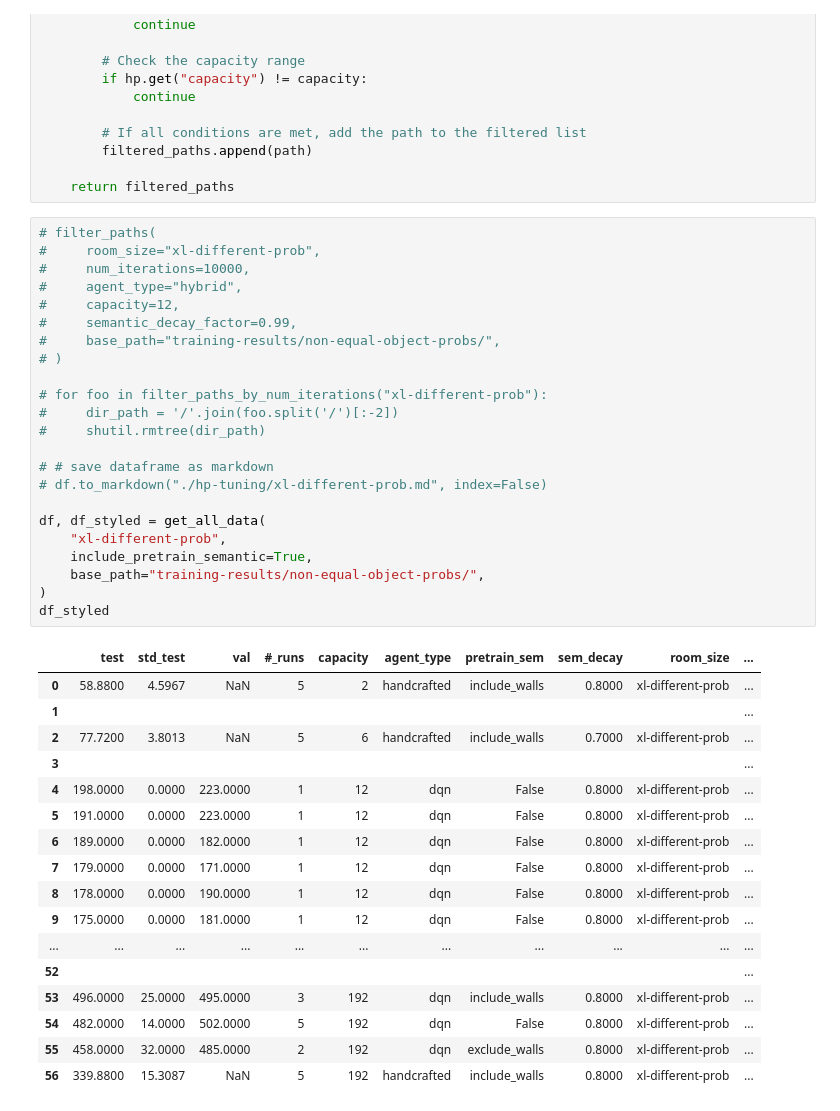
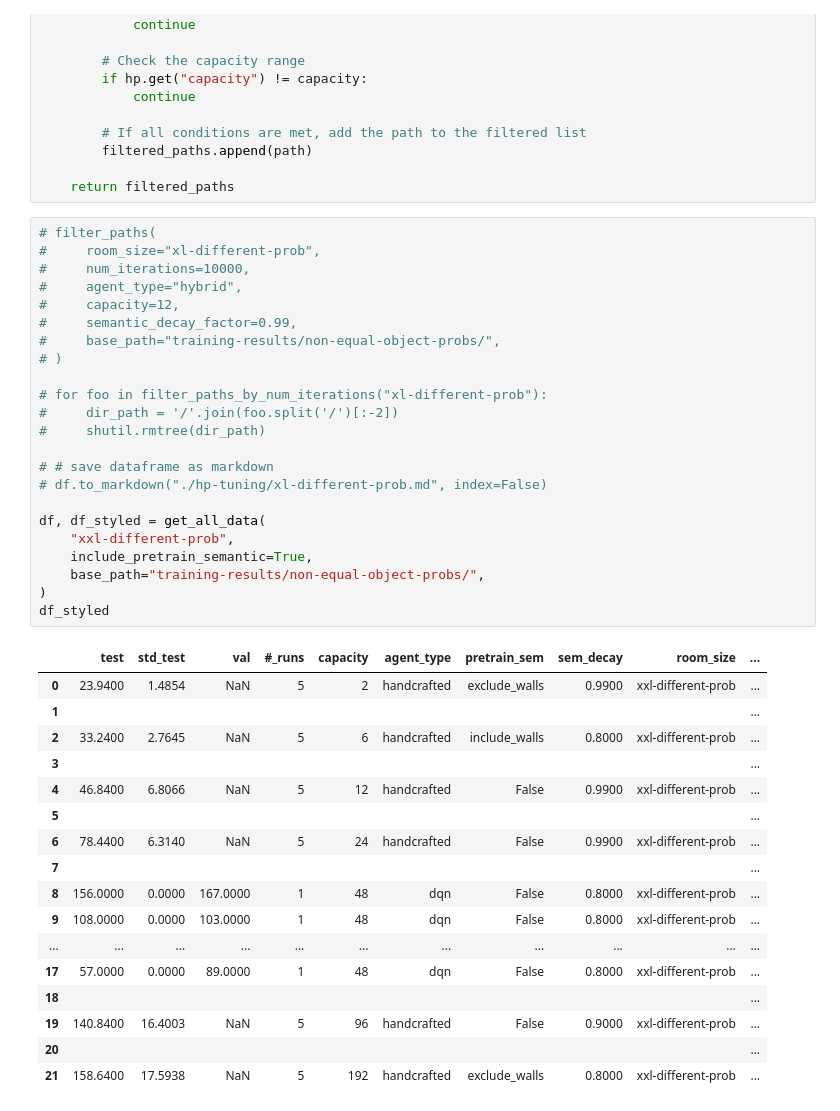
Before and after one commit to humemai/agent-room-env-v2-qa, a Jupyter notebook: compare-results-dqn.ipynb, the cells around one changed output. Saved outputs shown, nothing was run; the diff lists cells and outputs as text.

```diff
--- a/compare-results-dqn.ipynb
+++ b/compare-results-dqn.ipynb
@@ -366,41 +366,41 @@ def filter_paths(
 # %%
 # filter_paths(
 #     room_size="xl-different-prob",
 #     num_iterations=10000,
 #     agent_type="hybrid",
 #     capacity=12,
 #     semantic_decay_factor=0.99,
 #     base_path="training-results/non-equal-object-probs/",
 # )
 
 # for foo in filter_paths_by_num_iterations("xl-different-prob"):
 #     dir_path = '/'.join(foo.split('/')[:-2])
 #     shutil.rmtree(dir_path)
 
 # # save dataframe as markdown
 # df.to_markdown("./hp-tuning/xl-different-prob.md", index=False)
 
 df, df_styled = get_all_data(
-    "xl-different-prob",
+    "xxl-different-prob",
     include_pretrain_semantic=True,
     base_path="training-results/non-equal-object-probs/",
 )
 df_styled
 # %% [output]
 |  | test | std_test | val | #_runs | capacity | agent_type | pretrain_sem | sem_decay | room_size | ... |
-| 0 | 58.8800 | 4.5967 | NaN | 5 | 2 | handcrafted | include_walls | 0.8000 | xl-different-prob | ... |
+| 0 | 23.9400 | 1.4854 | NaN | 5 | 2 | handcrafted | exclude_walls | 0.9900 | xxl-different-prob | ... |
 | 1 |  |  |  |  |  |  |  |  |  | ... |
-| 2 | 77.7200 | 3.8013 | NaN | 5 | 6 | handcrafted | include_walls | 0.7000 | xl-different-prob | ... |
+| 2 | 33.2400 | 2.7645 | NaN | 5 | 6 | handcrafted | include_walls | 0.8000 | xxl-different-prob | ... |
 | 3 |  |  |  |  |  |  |  |  |  | ... |
-| 4 | 198.0000 | 0.0000 | 223.0000 | 1 | 12 | dqn | False | 0.8000 | xl-different-prob | ... |
-| 5 | 191.0000 | 0.0000 | 223.0000 | 1 | 12 | dqn | False | 0.8000 | xl-different-prob | ... |
-| 6 | 189.0000 | 0.0000 | 182.0000 | 1 | 12 | dqn | False | 0.8000 | xl-different-prob | ... |
-| 7 | 179.0000 | 0.0000 | 171.0000 | 1 | 12 | dqn | False | 0.8000 | xl-different-prob | ... |
-| 8 | 178.0000 | 0.0000 | 190.0000 | 1 | 12 | dqn | False | 0.8000 | xl-different-prob | ... |
-| 9 | 175.0000 | 0.0000 | 181.0000 | 1 | 12 | dqn | False | 0.8000 | xl-different-prob | ... |
+| 4 | 46.8400 | 6.8066 | NaN | 5 | 12 | handcrafted | False | 0.9900 | xxl-different-prob | ... |
+| 5 |  |  |  |  |  |  |  |  |  | ... |
+| 6 | 78.4400 | 6.3140 | NaN | 5 | 24 | handcrafted | False | 0.9900 | xxl-different-prob | ... |
+| 7 |  |  |  |  |  |  |  |  |  | ... |
+| 8 | 156.0000 | 0.0000 | 167.0000 | 1 | 48 | dqn | False | 0.8000 | xxl-different-prob | ... |
+| 9 | 108.0000 | 0.0000 | 103.0000 | 1 | 48 | dqn | False | 0.8000 | xxl-different-prob | ... |
 | ... | ... | ... | ... | ... | ... | ... | ... | ... | ... | ... |
-| 52 |  |  |  |  |  |  |  |  |  | ... |
-| 53 | 496.0000 | 25.0000 | 495.0000 | 3 | 192 | dqn | include_walls | 0.8000 | xl-different-prob | ... |
-| 54 | 482.0000 | 14.0000 | 502.0000 | 5 | 192 | dqn | False | 0.8000 | xl-different-prob | ... |
-| 55 | 458.0000 | 32.0000 | 485.0000 | 2 | 192 | dqn | exclude_walls | 0.8000 | xl-different-prob | ... |
-| 56 | 339.8800 | 15.3087 | NaN | 5 | 192 | handcrafted | include_walls | 0.8000 | xl-different-prob | ... |
+| 17 | 57.0000 | 0.0000 | 89.0000 | 1 | 48 | dqn | False | 0.8000 | xxl-different-prob | ... |
+| 18 |  |  |  |  |  |  |  |  |  | ... |
+| 19 | 140.8400 | 16.4003 | NaN | 5 | 96 | handcrafted | False | 0.9000 | xxl-different-prob | ... |
+| 20 |  |  |  |  |  |  |  |  |  | ... |
+| 21 | 158.6400 | 17.5938 | NaN | 5 | 192 | handcrafted | exclude_walls | 0.8000 | xxl-different-prob | ... |
```
Also changed, not shown: 4 other files.
